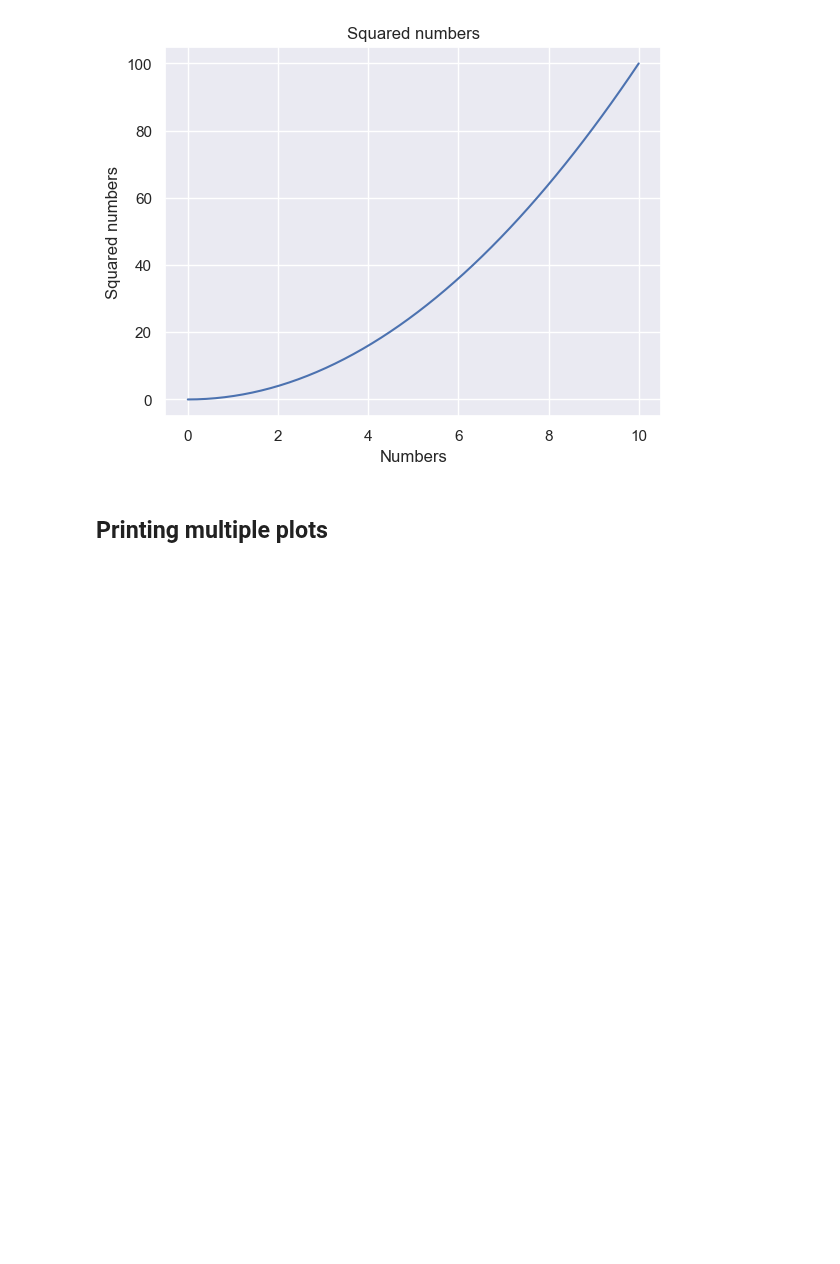
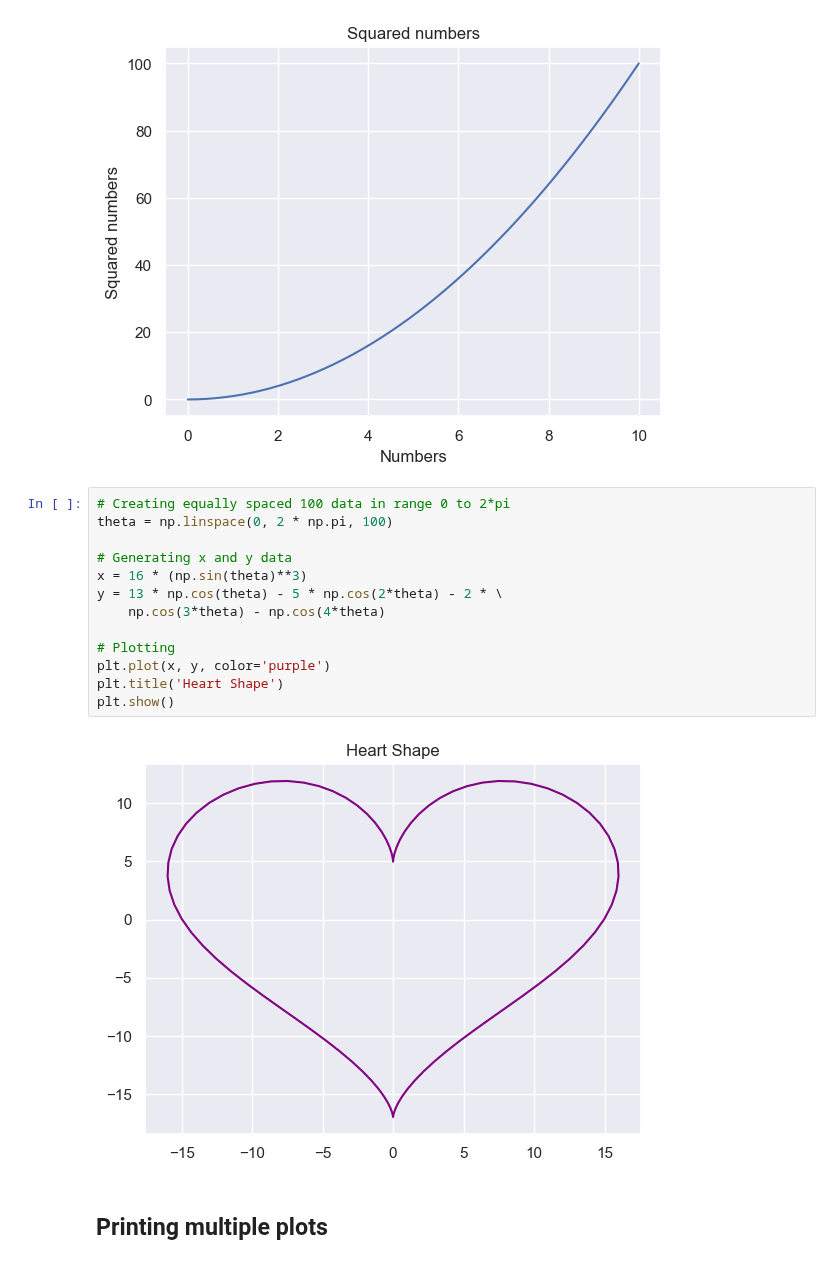
Before and after one commit to Iskanderrus/visualizations, a Jupyter notebook: matplotlib/000 - Matplotlib general II.ipynb, the cells around one changed output. Cells and saved outputs as stored; diff of their text form; blank space fills up the shorter version.

```diff
--- a/matplotlib/000 - Matplotlib general II.ipynb
+++ b/matplotlib/000 - Matplotlib general II.ipynb
@@ -20,6 +23,21 @@ plt.ylabel("Squared numbers")
 plt.show()
 # %% [output]
 [figure]
+# %%
+# Creating equally spaced 100 data in range 0 to 2*pi
+theta = np.linspace(0, 2 * np.pi, 100)
+
+# Generating x and y data
+x = 16 * (np.sin(theta)**3)
+y = 13 * np.cos(theta) - 5 * np.cos(2*theta) - 2 * \
+    np.cos(3*theta) - np.cos(4*theta)
+
+# Plotting
+plt.plot(x, y, color='purple')
+plt.title('Heart Shape')
+plt.show()
+# %% [output]
+[figure, added]
 # %% [markdown]
 ## Printing multiple plots
 # %%
```
Also changed, not shown: parts of 19 cells of this notebook, 2 other files.
